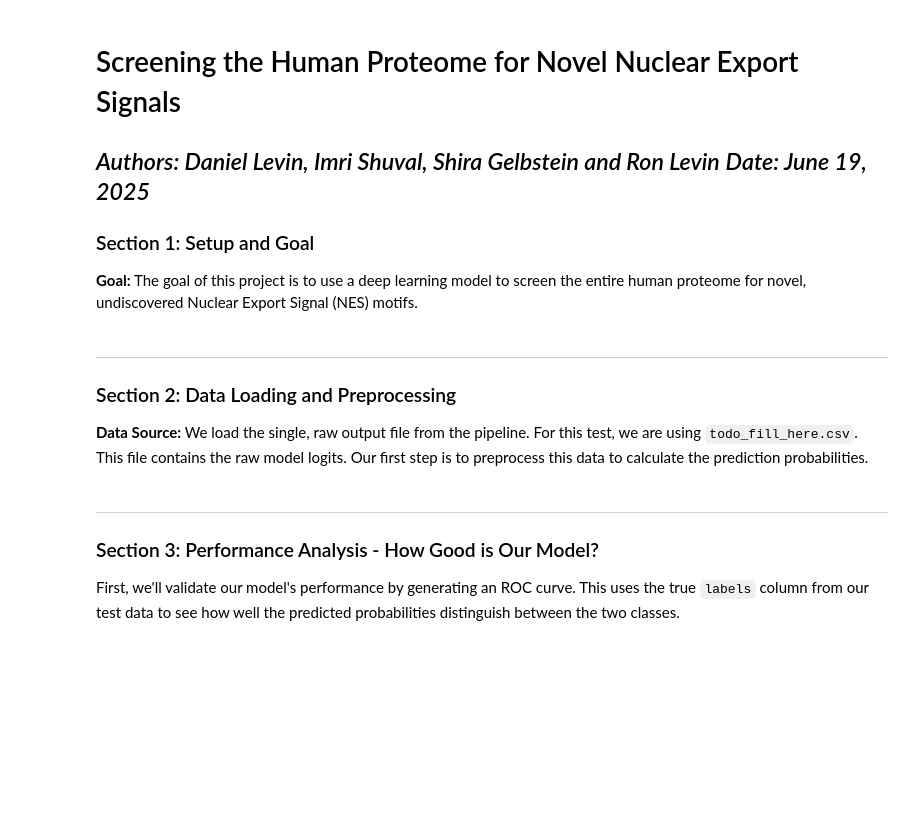
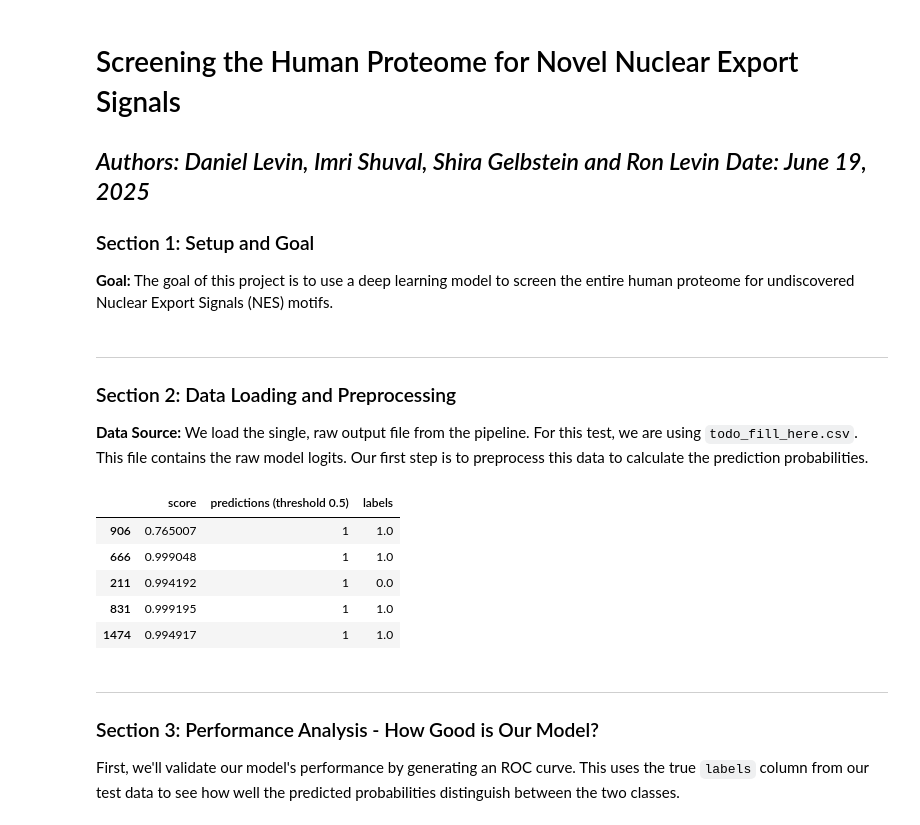
Before and after one commit to shiragelb/Bio-3D-Hackathon-2025, a Jupyter notebook: Scientific_Analysis/analysis.ipynb, the cells around one changed output. Saved outputs shown, nothing was run; the diff lists cells and outputs as text; code cells hidden in the pictures; blank space fills up the shorter version.

```diff
--- a/Scientific_Analysis/analysis.ipynb
+++ b/Scientific_Analysis/analysis.ipynb
@@ -5,7 +5,7 @@
 ---
 ### Section 1: Setup and Goal
 **Goal:**
-The goal of this project is to use a deep learning model to screen the entire human proteome for novel, undiscovered Nuclear Export Signal (NES) motifs.
+The goal of this project is to use a deep learning model to screen the entire human proteome for undiscovered Nuclear Export Signals (NES) motifs.
 # %%
 import pandas as pd
 from IPython.display import display
@@ -28,17 +27,19 @@ from plotting_utils import (
 **Data Source:**
 We load the single, raw output file from the pipeline. For this test, we are using `todo_fill_here.csv`. This file contains the raw model logits. Our first step is to preprocess this data to calculate the prediction probabilities.
 # %%
-# 1. Load the SINGLE raw results file from the pipeline
-result_path = "../DB/dummy2.csv"
-raw_df = pd.read_csv(result_path)
-
-# 2. Preprocess the data to get probabilities
-processed_df = preprocess_pipeline_output(raw_df)
-
-# 3. Display the processed data to verify the probabilities
-print("Processed Data with Probabilities:")
-display(processed_df.head())
+# 1. Load the raw results file that pipeline.py outputs
+result_path = "../test_output_transformer_classifier_w-20_emb-2560.csv"
+df = pd.read_csv(result_path)
+# 2. Display 5 random rows from model's output csv
+display(df.sample(5))
 # processed_df.info()
+# %% [output]
+|  | score | predictions (threshold 0.5) | labels |
+| 906 | 0.765007 | 1 | 1.0 |
+| 666 | 0.999048 | 1 | 1.0 |
+| 211 | 0.994192 | 1 | 0.0 |
+| 831 | 0.999195 | 1 | 1.0 |
+| 1474 | 0.994917 | 1 | 1.0 |
 # %% [markdown]
 ---
 ### Section 3: Performance Analysis - How Good is Our Model?
```
Also changed, not shown: parts of 5 cells of this notebook, 1 other file.
